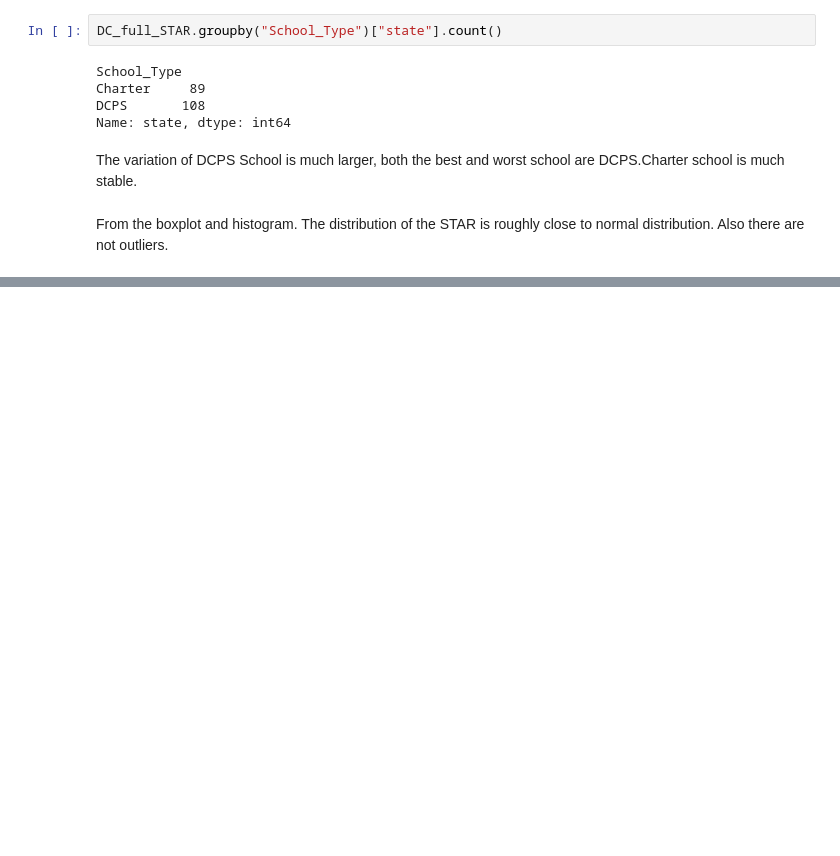
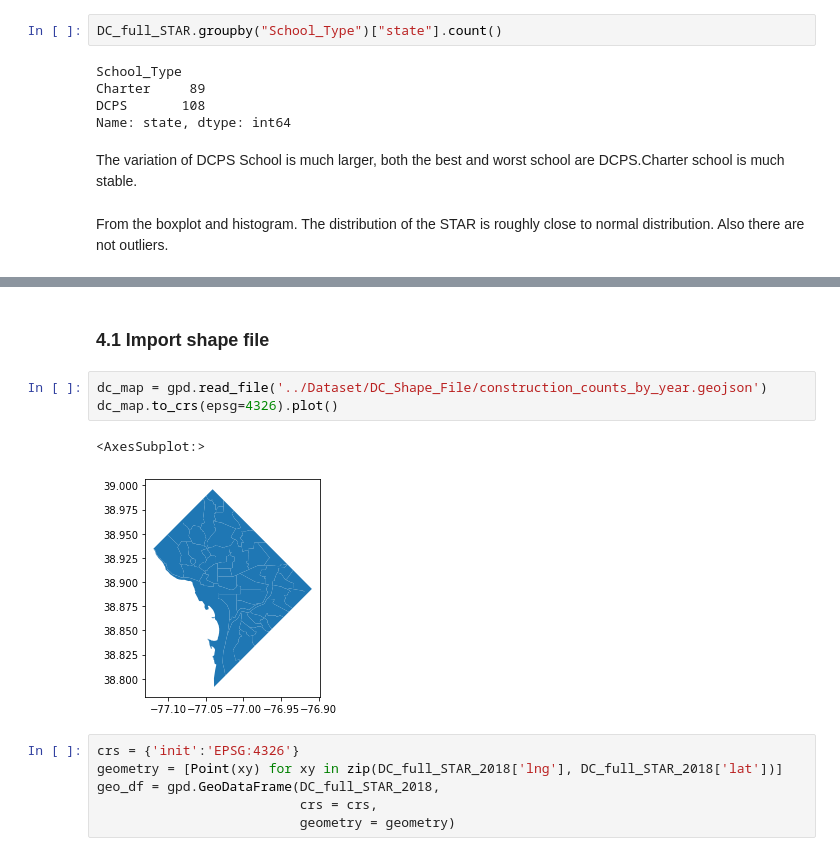
Before and after one commit to shiuanC/DC-Public-Schools-analysis, a Jupyter notebook: code/Ocean_OSSEDC_STAR_EDA.ipynb, the cells around one changed output, grey strips where cells are left out. Drawn from its saved outputs; the diff is of its cells as text; blank space fills up the shorter version.

```diff
--- a/code/Ocean_OSSEDC_STAR_EDA.ipynb
+++ b/code/Ocean_OSSEDC_STAR_EDA.ipynb
@@ -255,0 +328,14 @@ ggplot(plot_data_5_1,aes(x="pp_total_raw_DC",y="Framework STAR Score"))\
+# %% [markdown]
+### 4.1 Import shape file
+# %%
+dc_map = gpd.read_file('../Dataset/DC_Shape_File/construction_counts_by_year.geojson')
+dc_map.to_crs(epsg=4326).plot()
+# %% [output]
+<AxesSubplot:>
+[figure, added]
+# %%
+crs = {'init':'EPSG:4326'}
+geometry = [Point(xy) for xy in zip(DC_full_STAR_2018['lng'], DC_full_STAR_2018['lat'])]
+geo_df = gpd.GeoDataFrame(DC_full_STAR_2018,
+                          crs = crs,
+                          geometry = geometry)
```
Also changed, not shown: parts of 53 cells of this notebook, 14 other files.
